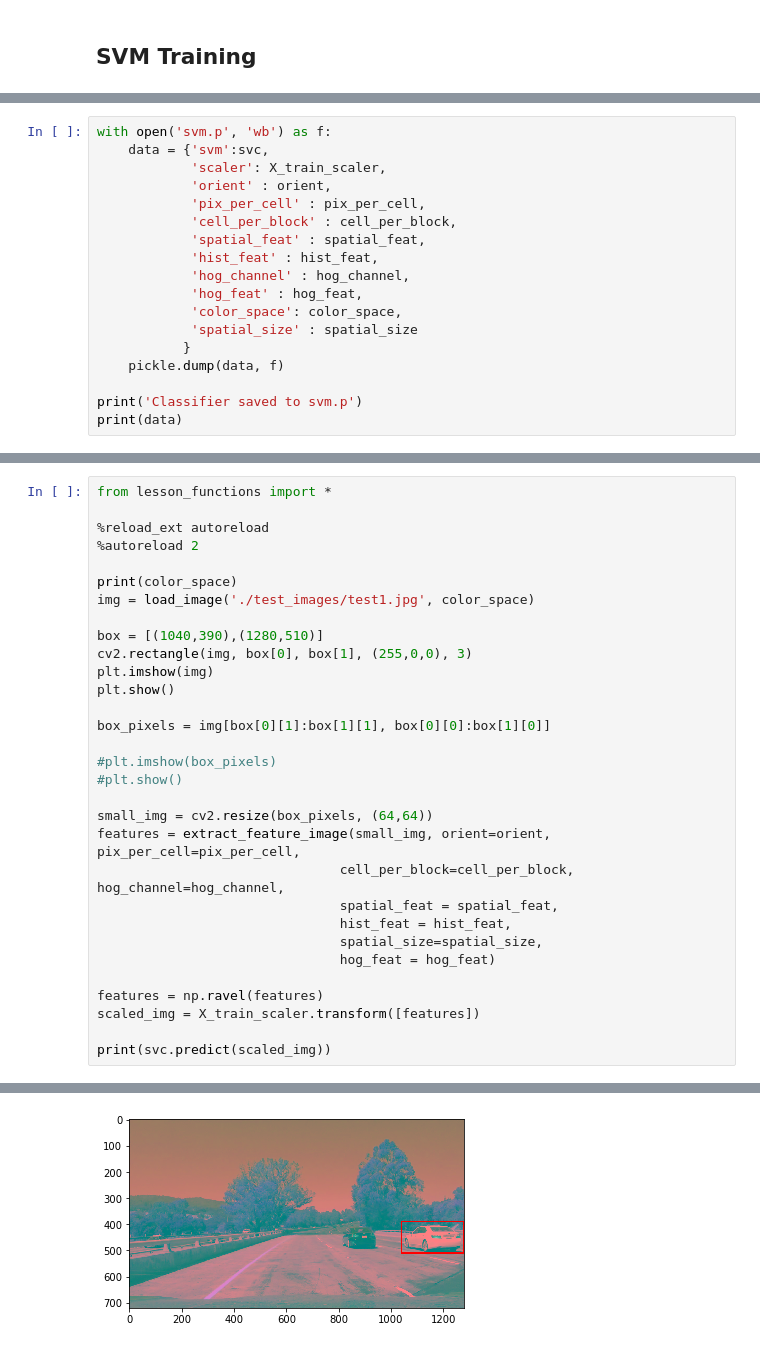
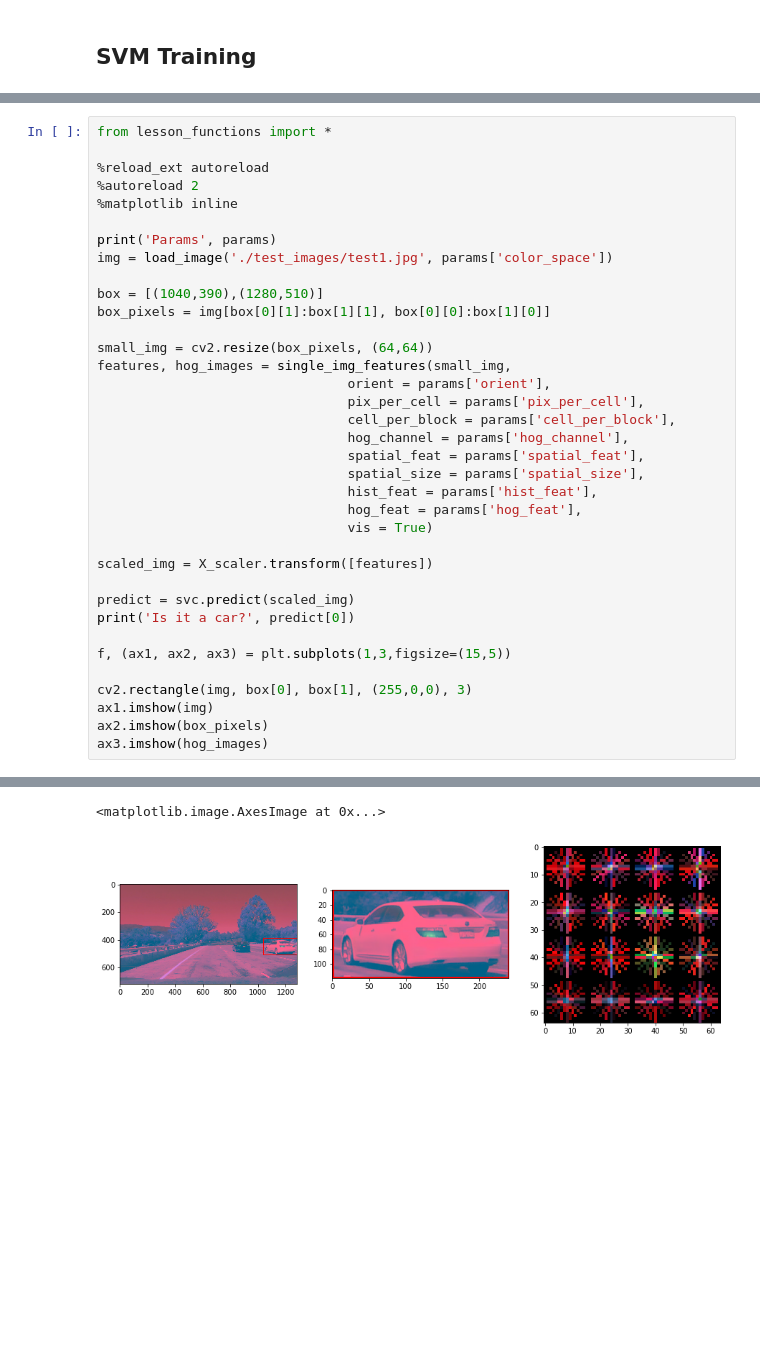
Before and after one commit to drganjoo/CarND-Vehicle-Detection, a Jupyter notebook: training.ipynb, the cells around one changed output, grey strips where cells are left out. Cells and saved outputs as stored; diff of their text form; blank space fills up the shorter version.

```diff
--- a/training.ipynb
+++ b/training.ipynb
@@ -446,18 +416,0 @@ Time for accuracy testing 0.1269853115081787
-# %%
-with open('svm.p', 'wb') as f:
-    data = {'svm':svc,
-            'scaler': X_train_scaler,
-            'orient' : orient,
-            'pix_per_cell' : pix_per_cell,
-            'cell_per_block' : cell_per_block,
-            'spatial_feat' : spatial_feat,
-            'hist_feat' : hist_feat,
-            'hog_channel' : hog_channel,
-            'hog_feat' : hog_feat,
-            'color_space': color_space,
-            'spatial_size' : spatial_size
-           }
-    pickle.dump(data, f)
-
-print('Classifier saved to svm.p')
-print(data)
@@ -517,30 +477,35 @@ from lesson_functions import *
 
 %reload_ext autoreload
 %autoreload 2
+%matplotlib inline
 
-print(color_space)
-img = load_image('./test_images/test1.jpg', color_space)
+print('Params', params)
+img = load_image('./test_images/test1.jpg', params['color_space'])
 
 box = [(1040,390),(1280,510)]
-cv2.rectangle(img, box[0], box[1], (255,0,0), 3)
-plt.imshow(img)
-plt.show()
-
 box_pixels = img[box[0][1]:box[1][1], box[0][0]:box[1][0]]
 
-#plt.imshow(box_pixels)
-#plt.show()
+small_img = cv2.resize(box_pixels, (64,64))
+features, hog_images = single_img_features(small_img,
+                                orient = params['orient'],
+                                pix_per_cell = params['pix_per_cell'],
+                                cell_per_block = params['cell_per_block'],
+                                hog_channel = params['hog_channel'],
+                                spatial_feat = params['spatial_feat'],
+                                spatial_size = params['spatial_size'],
+                                hist_feat = params['hist_feat'],
+                                hog_feat = params['hog_feat'],
+                                vis = True)
 
-small_img = cv2.resize(box_pixels, (64,64))
-features = extract_feature_image(small_img, orient=orient, pix_per_cell=pix_per_cell,
-                               cell_per_block=cell_per_block, hog_channel=hog_channel,
-                               spatial_feat = spatial_feat,
-                               hist_feat = hist_feat,
-                               spatial_size=spatial_size,
-                               hog_feat = hog_feat)
+scaled_img = X_scaler.transform([features])
 
-features = np.ravel(features)
-scaled_img = X_train_scaler.transform([features])
+predict = svc.predict(scaled_img)
+print('Is it a car?', predict[0])
 
-print(svc.predict(scaled_img))
+f, (ax1, ax2, ax3) = plt.subplots(1,3,figsize=(15,5))
+
+cv2.rectangle(img, box[0], box[1], (255,0,0), 3)
+ax1.imshow(img)
+ax2.imshow(box_pixels)
+ax3.imshow(hog_images)
 # %% [output]
@@ -548 +516,2 @@ LAB
+<matplotlib.image.AxesImage at 0x...>
-[figure, old version]
+[figure, new version]
```
Also changed, not shown: parts of 30 cells of this notebook, 8 other files.
